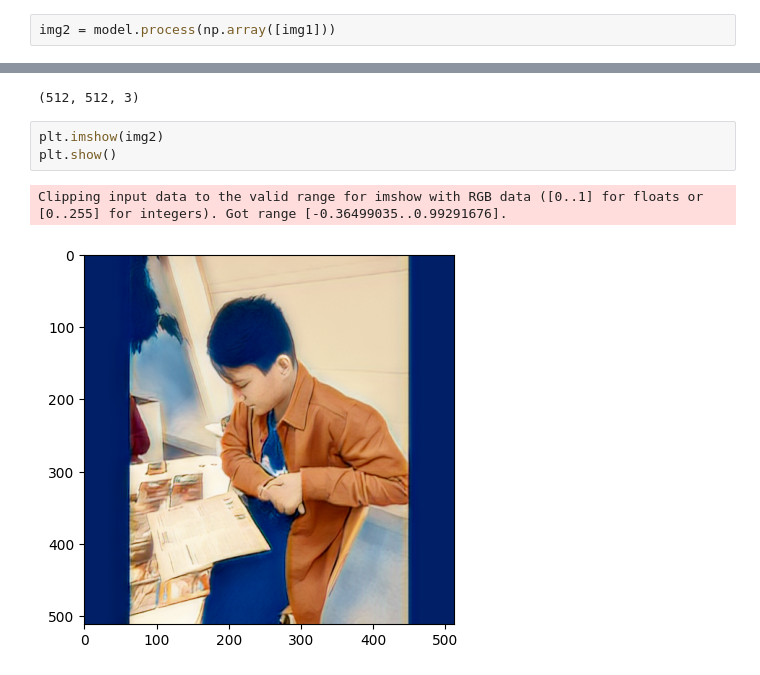
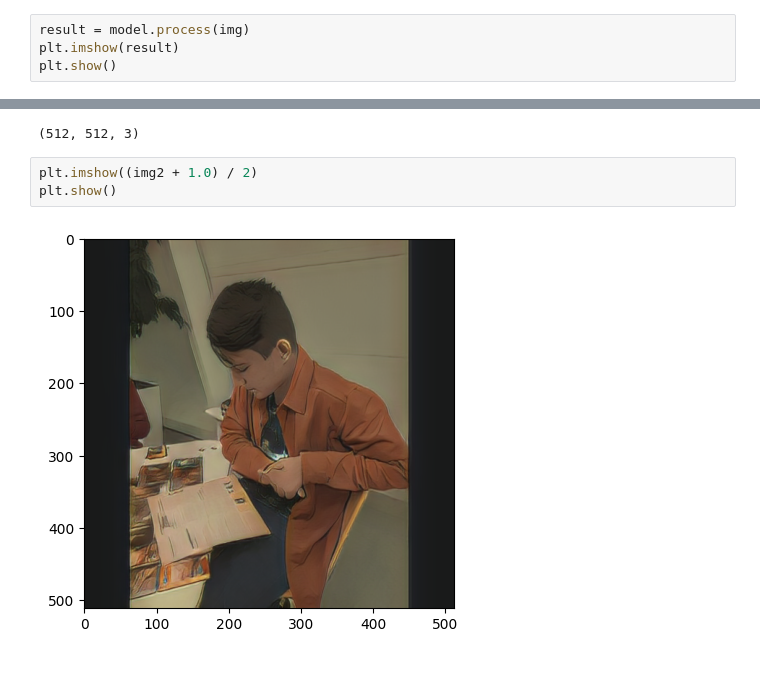
Before and after one commit to sirius-december/AnimeGAN, a Jupyter notebook: AnimeGAN/telegram/datasphere/example.ipynb, the cells around one changed output, grey strips where cells are left out. Cells and saved outputs as stored; diff of their text form.

```diff
--- a/AnimeGAN/telegram/datasphere/example.ipynb
+++ b/AnimeGAN/telegram/datasphere/example.ipynb
@@ -24,3 +21,5 @@ model = Model("bt1soaafjmhtf1f2j6ko", "b1gbnhth47rchbtmstlr", "bt16jq41r6uelhtvm
 # %%
-img2 = model.process(np.array([img1]))
+result = model.process(img)
+plt.imshow(result)
+plt.show()
 # %% [output]
@@ -37,8 +38,7 @@ img2.shape
 # %% [output]
 (512, 512, 3)
 # %%
-plt.imshow(img2)
+plt.imshow((img2 + 1.0) / 2)
 plt.show()
 # %% [output]
-Clipping input data to the valid range for imshow with RGB data ([0..1] for floats or [0..255] for integers). Got range [-0.36499035..0.99291676].
-[figure, old version]
+[figure, new version]
```
Also changed, not shown: parts of 5 cells of this notebook, 1 other file.
